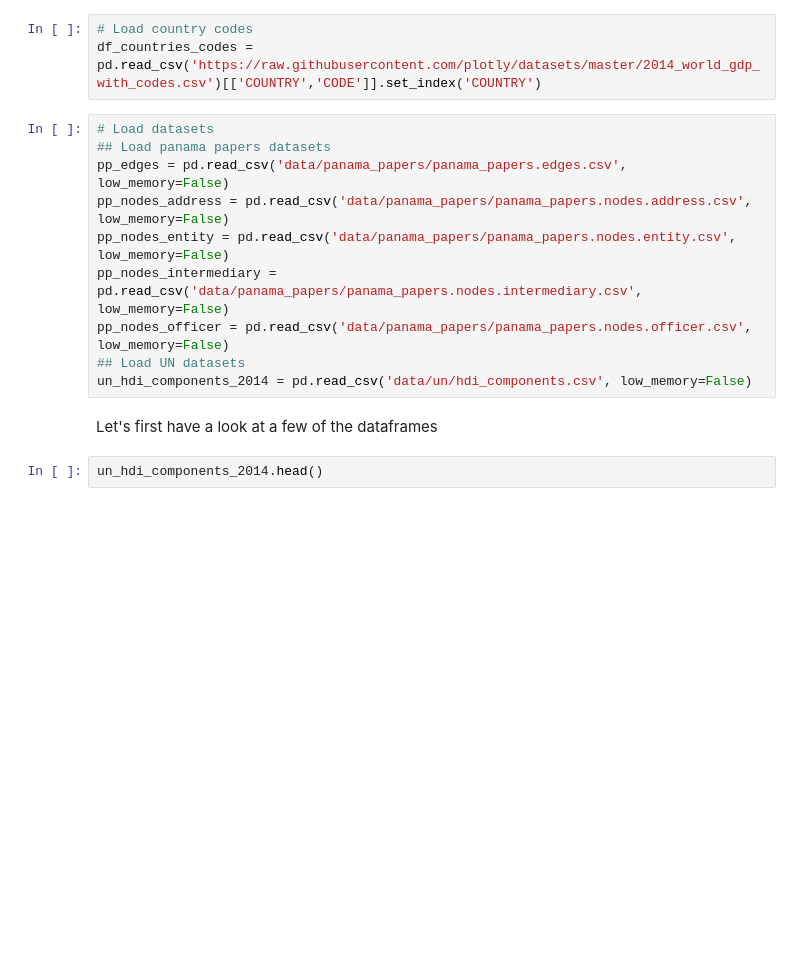
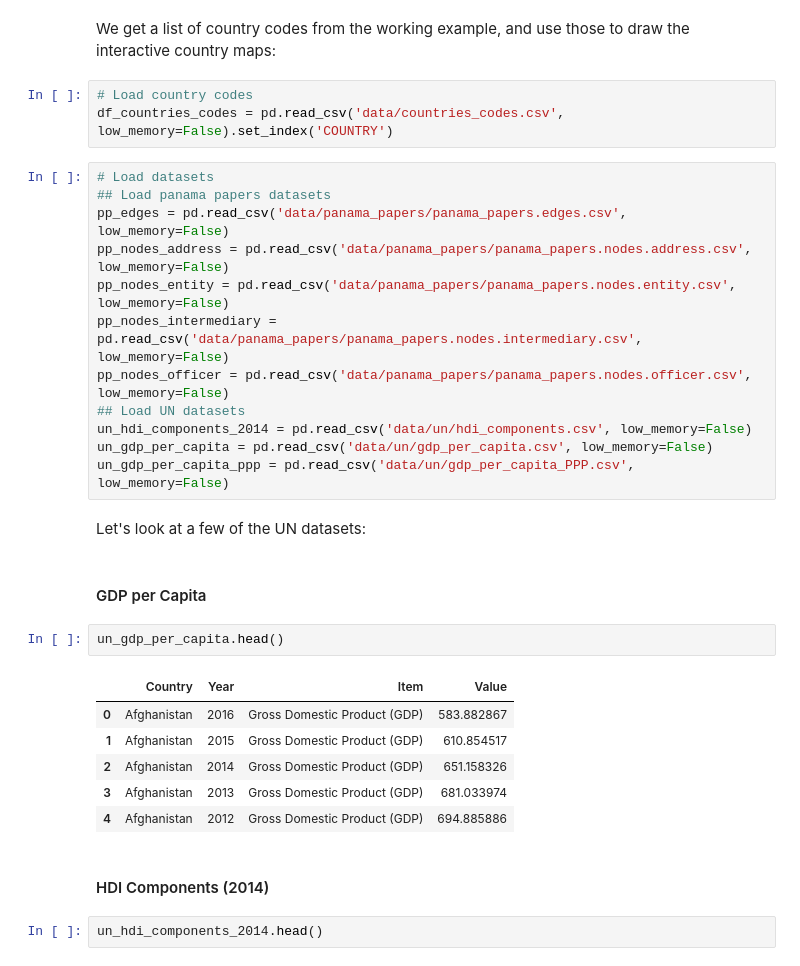
Before and after one commit to marikomakhm/ada-project, a Jupyter notebook: src/Panama_papers.ipynb, the cells around one changed output. Drawn from its saved outputs; the diff is of its cells as text; blank space fills up the shorter version.

Commit message:
Add modified datasets and extra clean up

```diff
--- a/src/Panama_papers.ipynb
+++ b/src/Panama_papers.ipynb
@@ -6,6 +11,8 @@ py.plotly.tools.set_credentials_file(username='DreamTeam-EPFL', api_key='iLdxssU
+# %% [markdown]
+We get a list of country codes from the working example, and use those to draw the interactive country maps:
 # %%
 # Load country codes
-df_countries_codes = pd.read_csv('https://raw.githubusercontent.com/plotly/datasets/master/2014_world_gdp_with_codes.csv')[['COUNTRY','CODE']].set_index('COUNTRY')
+df_countries_codes = pd.read_csv('data/countries_codes.csv', low_memory=False).set_index('COUNTRY')
 # %%
 # Load datasets
 ## Load panama papers datasets
@@ -16,8 +23,23 @@ pp_nodes_intermediary = pd.read_csv('data/panama_papers/panama_papers.nodes.inte
 pp_nodes_officer = pd.read_csv('data/panama_papers/panama_papers.nodes.officer.csv', low_memory=False)
 ## Load UN datasets
 un_hdi_components_2014 = pd.read_csv('data/un/hdi_components.csv', low_memory=False)
+un_gdp_per_capita = pd.read_csv('data/un/gdp_per_capita.csv', low_memory=False)
+un_gdp_per_capita_ppp = pd.read_csv('data/un/gdp_per_capita_PPP.csv', low_memory=False)
 # %% [markdown]
-Let's first have a look at a few of the dataframes
+Let's look at a few of the UN datasets:
+# %% [markdown]
+#### GDP per Capita
+# %%
+un_gdp_per_capita.head()
+# %% [output]
+|  | Country | Year | Item | Value |
+| 0 | Afghanistan | 2016 | Gross Domestic Product (GDP) | 583.882867 |
+| 1 | Afghanistan | 2015 | Gross Domestic Product (GDP) | 610.854517 |
+| 2 | Afghanistan | 2014 | Gross Domestic Product (GDP) | 651.158326 |
+| 3 | Afghanistan | 2013 | Gross Domestic Product (GDP) | 681.033974 |
+| 4 | Afghanistan | 2012 | Gross Domestic Product (GDP) | 694.885886 |
+# %% [markdown]
+#### HDI Components (2014)
 # %%
 un_hdi_components_2014.head()
 # %% [output]
```
Also changed, not shown: parts of 13 cells of this notebook, 3 other files.
